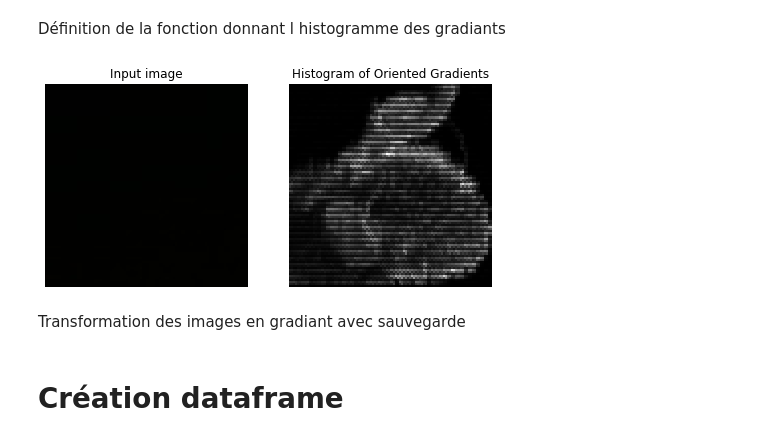
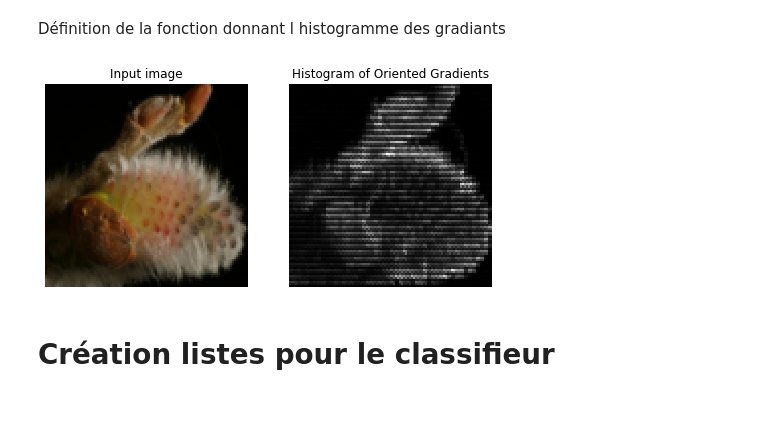
Before and after one commit to LemaitreT/Reconnaissance-visuel-de-plante, a Jupyter notebook: Descente de Gradiant.ipynb, the cells around one changed output. Cells and saved outputs as stored; diff of their text form; code cells hidden in the pictures; blank space fills up the shorter version.

Commit message:
Début des classifieurs avec Hog

```diff
--- a/Descente de Gradiant.ipynb
+++ b/Descente de Gradiant.ipynb
@@ -86,19 +67,43 @@ import numpy as np
 
 from skimage.feature import hog
 from skimage import data, exposure
+from PIL import Image
 
+def rgb2gray(rgb):
+    return np.dot(rgb[...,:3], [0.299, 0.587, 0.144])
+
+def pretraitement(image):
+    #Reduction de l'image
+    image=resize(image,(200,200));
+    #Transformaation de l'image dans un format utilisable
+    if image.dtype == np.float32: # Si le résultat n'est pas un tableau d'entiers
+        image = (image * 255).astype(np.uint8)
+    #Image en noir et blanc
+    image=rgb2gray(image);
+    return image;
 
 def transformeGradiant(nomImage):
     #Récupération de l'image
     image = mpimg.imread(os.getcwd()+"/small_dataset_train/train/"+nomImage)
 
+    #Prétraitement des images
+    image=pretraitement(image);
+
+    #Début traitement pour avoir les gradiant
+    fd = hog(image, orientations=8, pixels_per_cell=(16,16),
+                    cells_per_block=(5, 5),feature_vector=True)
+    return fd;
+
+def transformeGradiantEnImage(nomImage):
+    #Récupération de l'image
+    image = mpimg.imread(os.getcwd()+"/small_dataset_train/train/"+nomImage)
+    imge=resize(image,(100,100));
     #Transformaation de l'image dans un format utilisable
     if image.dtype == np.float32: # Si le résultat n'est pas un tableau d'entiers
         image = (image * 255).astype(np.uint8)
-
     #Début traitement pour avoir les gradiant
     fd, hog_image = hog(image, orientations=8, pixels_per_cell=(16,16),
-                    cells_per_block=(5, 5), visualize=True, multichannel=True)
+                    cells_per_block=(5, 5), visualize=True)
 
 
     hog_image = resize(hog_image, (100,100),
@@ -110,34 +115,35 @@ def afficherFleurEtGradiant(nomImage,hog_image):
 
     fig, (ax1, ax2) = plt.subplots(1, 2, figsize=(8, 4), sharex=True, sharey=True)
 
     ax1.axis('off')
     ax1.imshow(image, cmap=plt.cm.gray)
     ax1.set_title('Input image')
 
     # Rescale histogram for better display
     hog_image_rescaled = exposure.rescale_intensity(hog_image, in_range=(0, 10))
 
     ax2.axis('off')
     ax2.imshow(hog_image_rescaled, cmap=plt.cm.gray)
     ax2.set_title('Histogram of Oriented Gradients')
     plt.show();
 
 imgTest=transformeGradiant("23.jpg")
+imgTest=transformeGradiantEnImage("23.jpg")
 
 fig, (ax1, ax2) = plt.subplots(1, 2, figsize=(8, 4), sharex=True, sharey=True)
 
+im=resize(mpimg.imread(os.getcwd()+"/small_dataset_train/train/23.jpg"),(100,100))
+
 ax1.axis('off')
-ax1.imshow(mpimg.imread(os.getcwd()+"/small_dataset_train/train/23.jpg"), cmap=plt.cm.gray)
+ax1.imshow(im, cmap=plt.cm.gray)
 ax1.set_title('Input image')
 
 # Rescale histogram for better display
 #hog_image_rescaled = exposure.rescale_intensity(imgTest, in_range=(0, 10))
 
 ax2.axis('off')
 ax2.imshow(imgTest, cmap=plt.cm.gray)
 ax2.set_title('Histogram of Oriented Gradients')
 plt.show()
 # %% [output]
-[figure, old version]
+[figure, new version]
-# %% [markdown]
-Transformation des images en gradiant avec sauvegarde
@@ -157,5 +150,5 @@ creationFichierGradiant("/Descente_Gradiant/trainResize/");
-# %% [markdown]
-# Création dataframe
+# %% [markdown]
+# Création listes pour le classifieur
 # %%
 def creationDicoSpecies():
     chemin = os.getcwd()+"/small_dataset_train/train/";
```
Also changed, not shown: parts of 11 cells of this notebook.
